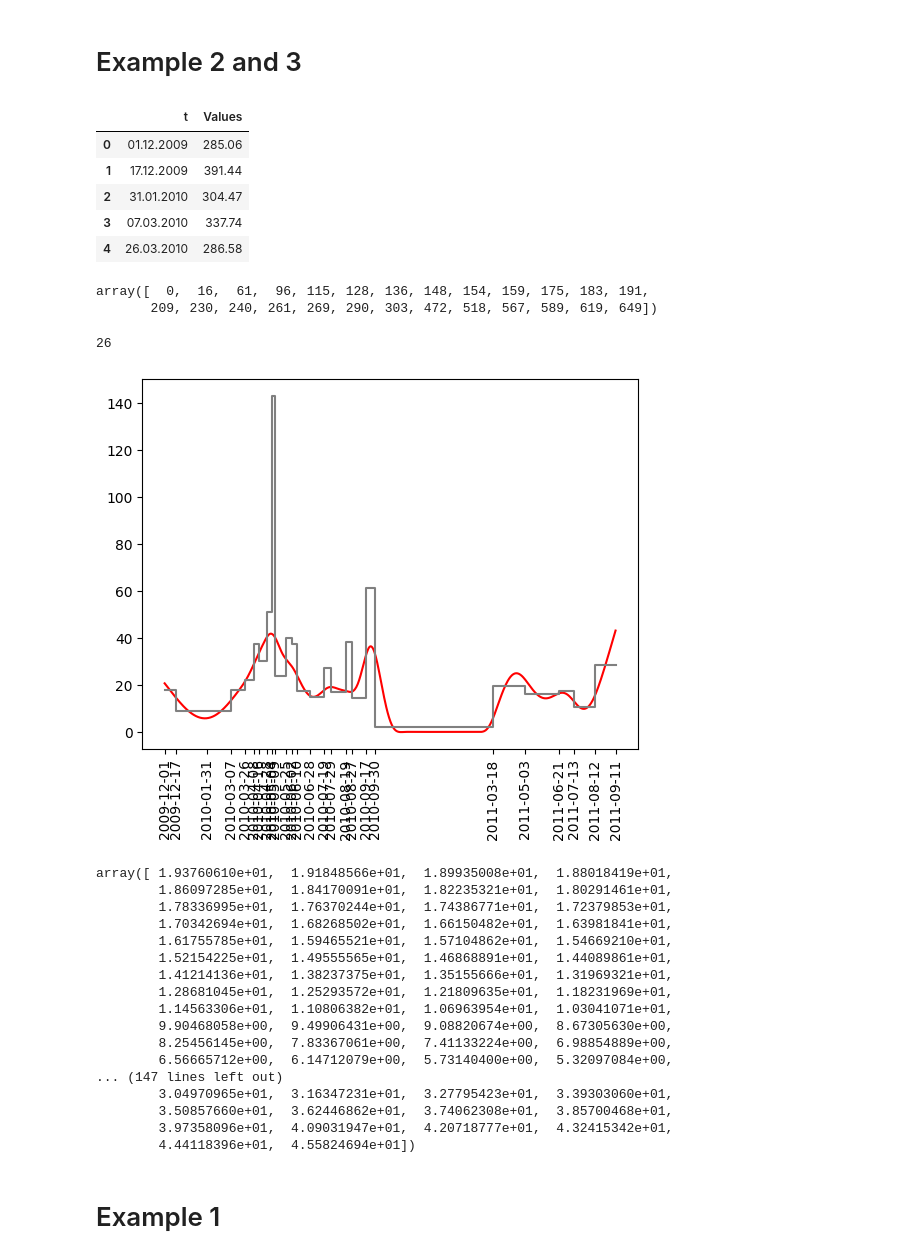
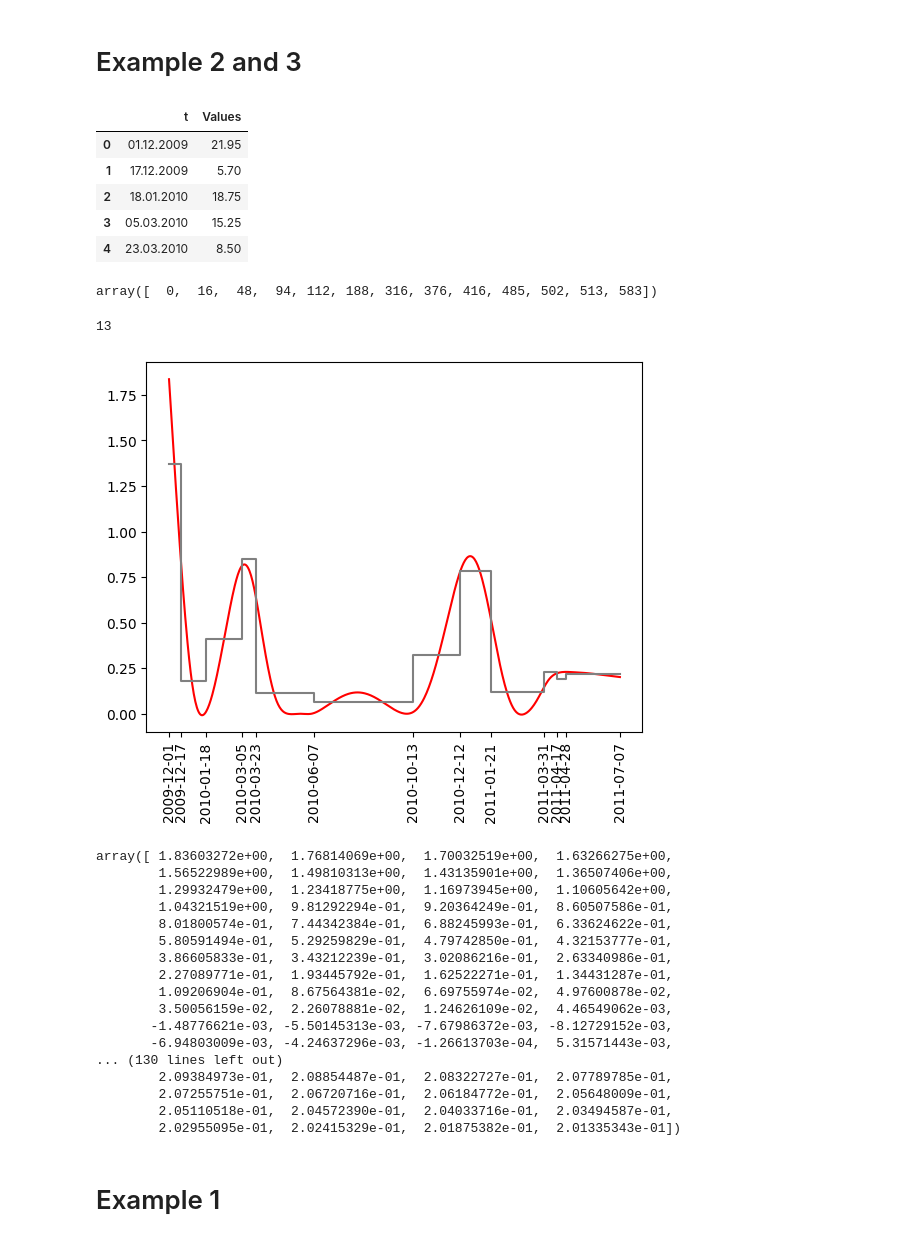
Before and after one commit to YuAKorablev/FunctionalSmoothingSpline, a Jupyter notebook: test.ipynb, the cells around one changed output. Cells and saved outputs as stored; diff of their text form; code cells hidden in the pictures.

```diff
--- a/test.ipynb
+++ b/test.ipynb
@@ -9,16 +12,16 @@ from FunctionalSmoothingSpline import *
 # %% [markdown]
 # Example 2 and 3
 # %%
-filename = "./Sales2.csv"
+filename = "./Sales1.csv"
 MyData = pd.read_csv(filename, sep = ";", decimal=',')
 MyData.head()
 # %% [output]
 |  | t | Values |
-| 0 | 01.12.2009 | 285.06 |
-| 1 | 17.12.2009 | 391.44 |
-| 2 | 31.01.2010 | 304.47 |
-| 3 | 07.03.2010 | 337.74 |
-| 4 | 26.03.2010 | 286.58 |
+| 0 | 01.12.2009 | 21.95 |
+| 1 | 17.12.2009 | 5.70 |
+| 2 | 18.01.2010 | 18.75 |
+| 3 | 05.03.2010 | 15.25 |
+| 4 | 23.03.2010 | 8.50 |
 # %%
 t = pd.to_datetime(MyData.t.dropna(), format='%d.%m.%Y')
 t_start = min(t)
@@ -29,54 +32,56 @@ Y = Y[0:(n-1)]
 m = round(3*n)
 t
 # %% [output]
-array([  0,  16,  61,  96, 115, 128, 136, 148, 154, 159, 175, 183, 191,
-       209, 230, 240, 261, 269, 290, 303, 472, 518, 567, 589, 619, 649])
+array([  0,  16,  48,  94, 112, 188, 316, 376, 416, 485, 502, 513, 583])
 # %%
 n
 # %% [output]
-26
+13
 # %%
-r = FunctionalSmoothingSpline(	t_int_a = t[0:(n-1)],
+# r =
+y = FunctionalSmoothingSpline(	t_int_a = t[0:(n-1)],
                 				t_int_b = t[1:n],
                 				values_int = Y,
                 				knots_number = m,
                 				alpha = 10**5,
-                                All_Positive = True, integral = False, info = True)
-#print(r)
-x = r['x']
-y = r['y']
+                                All_Positive = True, integral = False, info = False)
+
+#x = r['x']
+#y = r['y']
+x = np.append(np.arange(t[0],t[-1],1), t[-1])
 
 plt.plot(x, y, color = "red")
 x2 = np.array([])
 y2 = np.array([])
 for i in range(n-1):
     x2 = np.append(x2,[ t[i], t[i+1] ])
     y2 = np.append(y2, [ Y[i]/(t[i+1]-t[i]), Y[i]/(t[i+1]-t[i]) ] )
-plt.plot(x2,y2,color="grey")#,type="l",lwd="2",lty=1)
+plt.plot(x2,y2,color="grey")
 plt.xticks(ticks=t, labels=[(t_start+pd.Timedelta(tx,"d")).date() for tx in t], rotation='vertical')
 plt.show()
+#print(r)
 # %% [output]
-[figure, old version]
+[figure, new version]
 # %%
 y
 # %% [output]
-array([ 1.93760610e+01,  1.91848566e+01,  1.89935008e+01,  1.88018419e+01,
-        1.86097285e+01,  1.84170091e+01,  1.82235321e+01,  1.80291461e+01,
-        1.78336995e+01,  1.76370244e+01,  1.74386771e+01,  1.72379853e+01,
-        1.70342694e+01,  1.68268502e+01,  1.66150482e+01,  1.63981841e+01,
-        1.61755785e+01,  1.59465521e+01,  1.57104862e+01,  1.54669210e+01,
-        1.52154225e+01,  1.49555565e+01,  1.46868891e+01,  1.44089861e+01,
-        1.41214136e+01,  1.38237375e+01,  1.35155666e+01,  1.31969321e+01,
-        1.28681045e+01,  1.25293572e+01,  1.21809635e+01,  1.18231969e+01,
-        1.14563306e+01,  1.10806382e+01,  1.06963954e+01,  1.03041071e+01,
-        9.90468058e+00,  9.49906431e+00,  9.08820674e+00,  8.67305630e+00,
-        8.25456145e+00,  7.83367061e+00,  7.41133224e+00,  6.98854889e+00,
-        6.56665712e+00,  6.14712079e+00,  5.73140400e+00,  5.32097084e+00,
-... (147 lines left out)
-        3.04970965e+01,  3.16347231e+01,  3.27795423e+01,  3.39303060e+01,
-        3.50857660e+01,  3.62446862e+01,  3.74062308e+01,  3.85700468e+01,
-        3.97358096e+01,  4.09031947e+01,  4.20718777e+01,  4.32415342e+01,
-        4.44118396e+01,  4.55824694e+01])
+array([ 1.83603272e+00,  1.76814069e+00,  1.70032519e+00,  1.63266275e+00,
+        1.56522989e+00,  1.49810313e+00,  1.43135901e+00,  1.36507406e+00,
+        1.29932479e+00,  1.23418775e+00,  1.16973945e+00,  1.10605642e+00,
+        1.04321519e+00,  9.81292294e-01,  9.20364249e-01,  8.60507586e-01,
+        8.01800574e-01,  7.44342384e-01,  6.88245993e-01,  6.33624622e-01,
+        5.80591494e-01,  5.29259829e-01,  4.79742850e-01,  4.32153777e-01,
+        3.86605833e-01,  3.43212239e-01,  3.02086216e-01,  2.63340986e-01,
+        2.27089771e-01,  1.93445792e-01,  1.62522271e-01,  1.34431287e-01,
+        1.09206904e-01,  8.67564381e-02,  6.69755974e-02,  4.97600878e-02,
+        3.50056159e-02,  2.26078881e-02,  1.24626109e-02,  4.46549062e-03,
+       -1.48776621e-03, -5.50145313e-03, -7.67986372e-03, -8.12729152e-03,
+       -6.94803009e-03, -4.24637296e-03, -1.26613703e-04,  5.31571443e-03,
+... (130 lines left out)
+        2.09384973e-01,  2.08854487e-01,  2.08322727e-01,  2.07789785e-01,
+        2.07255751e-01,  2.06720716e-01,  2.06184772e-01,  2.05648009e-01,
+        2.05110518e-01,  2.04572390e-01,  2.04033716e-01,  2.03494587e-01,
+        2.02955095e-01,  2.02415329e-01,  2.01875382e-01,  2.01335343e-01])
 # %% [markdown]
 # Example 1
 # %%
```
Also changed, not shown: parts of 5 cells of this notebook.
